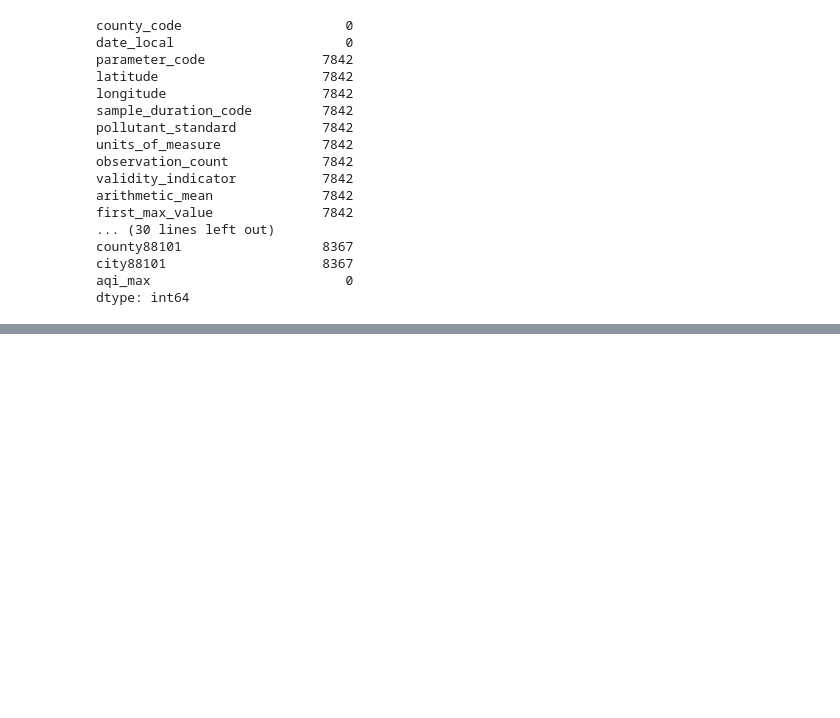
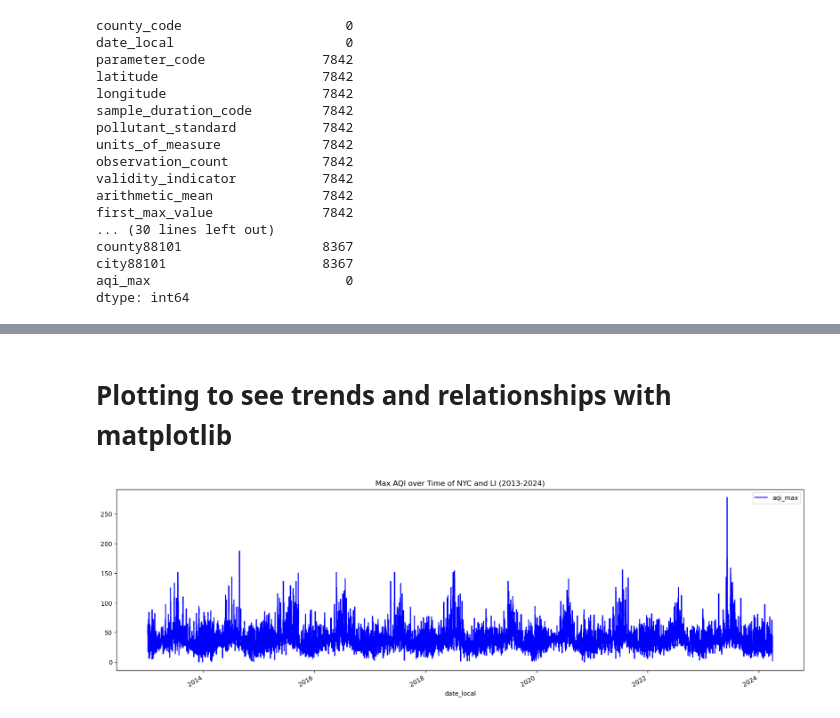
Before and after one commit to ChristineChung/AQI-Avengers-Project2-Group4, a Jupyter notebook: DataPullByState.ipynb, the cells around one changed output, grey strips where cells are left out. Drawn from its saved outputs; the diff is of its cells as text; code cells hidden in the pictures; blank space fills up the shorter version.

```diff
--- a/DataPullByState.ipynb
+++ b/DataPullByState.ipynb
@@ -255,0 +310,16 @@ all_yrs_counties_params_df.to_csv("Resources/selected_counties_features_42101_44
+# %%
+# Store the data in a Pandas DataFrame
+# Set the "Date" column as the Datetime Index.
+
+new_df = pd.read_csv(
+    "Resources/selected_counties_features_42101_44201_88101_aqi_data_2013_to_2024.csv",
+    index_col='date_local',
+    low_memory=False,
+    parse_dates=True)
+
+#Isolate future_new_df to two columns for Prophet model
+future_new_df = new_df[["aqi_max"]]
+
+# Review the first and last five rows of the DataFrame
+display(future_new_df.head())
+display(future_new_df.tail())
@@ -255,0 +443,9 @@ all_yrs_counties_params_df.to_csv("Resources/selected_counties_features_42101_44
+# %% [markdown]
+# Plotting to see trends and relationships with matplotlib
+# %%
+# Plotting max AQI over time
+new_df.plot( y = 'aqi_max', color = ['blue'], title = 'Max AQI over Time of NYC and LI (2013-2024)')
+plt.gcf().set_size_inches(20, 6)
+plt.show()
+# %% [output]
+[figure, added]
```
Also changed, not shown: parts of 18 cells of this notebook.
